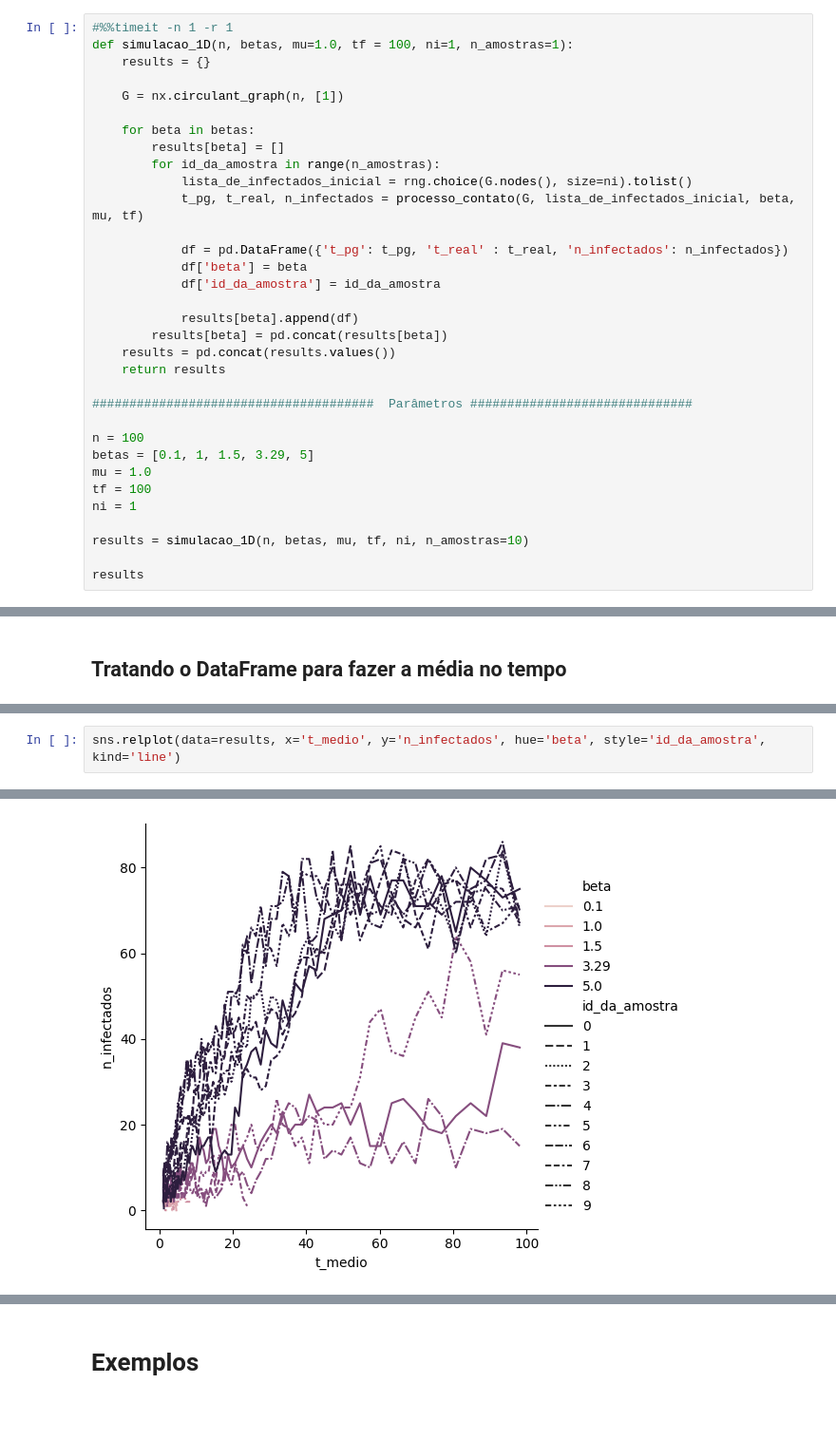
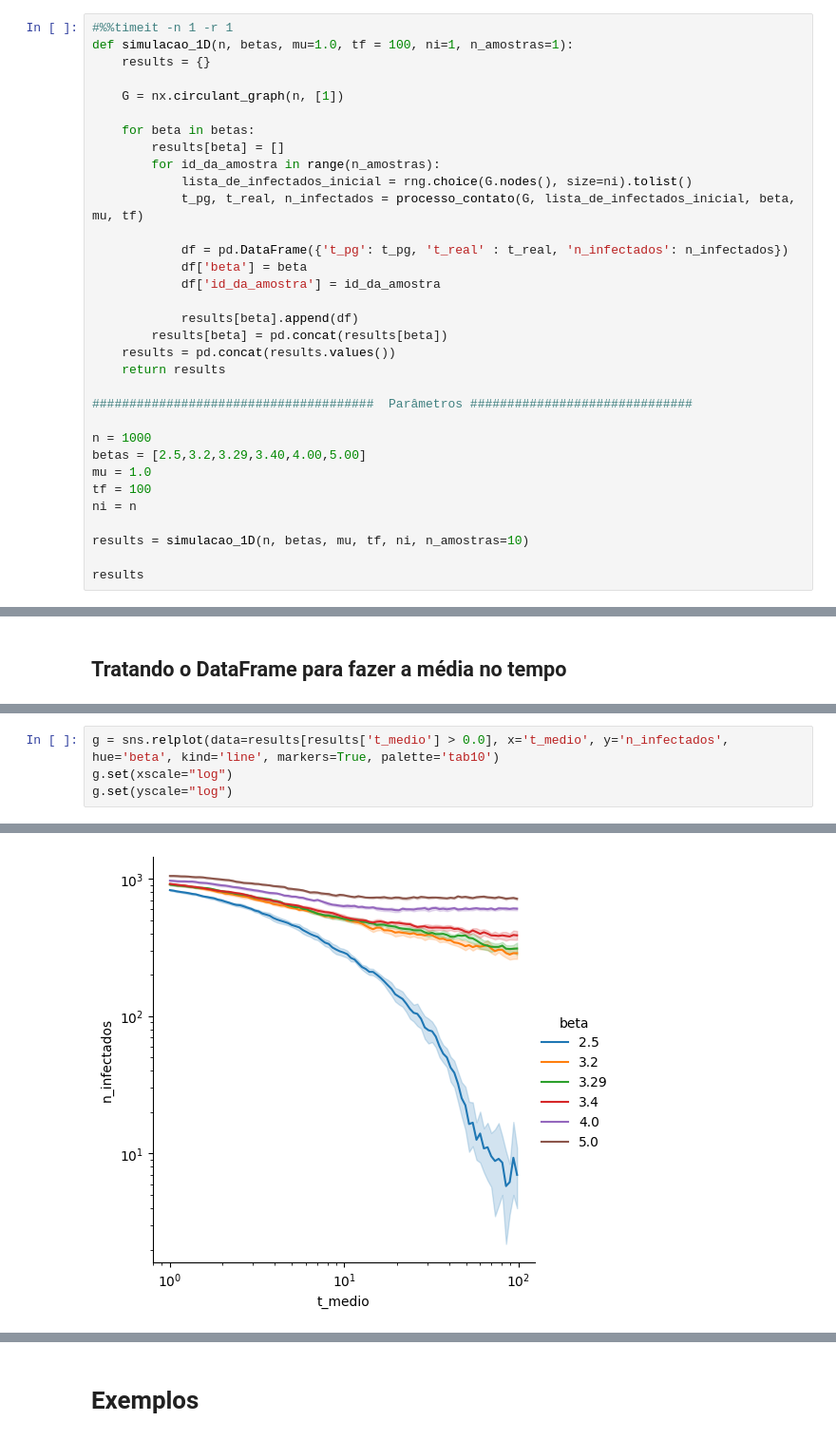
Before and after one commit to AtilioFPedroni/Pc__Gillespie, a Jupyter notebook: PC_temporal.ipynb, the cells around one changed output, grey strips where cells are left out. Shown: that part at 95% size. Drawn from its saved outputs; the diff is of its cells as text; blank space fills up the shorter version.

```diff
--- a/PC_temporal.ipynb
+++ b/PC_temporal.ipynb
@@ -106,11 +107,11 @@ def simulacao_1D(n, betas, mu=1.0, tf = 100, ni=1, n_amostras=1):
 
 ######################################  Parâmetros ##############################
 
-n = 100
-betas = [0.1, 1, 1.5, 3.29, 5]
+n = 1000
+betas = [2.5,3.2,3.29,3.40,4.00,5.00]
 mu = 1.0
 tf = 100
-ni = 1
+ni = n
 
 results = simulacao_1D(n, betas, mu, tf, ni, n_amostras=10)
 
@@ -151,5 +164,7 @@ results.sort_values(by=['beta','t_pg'])
 # %%
-sns.relplot(data=results, x='t_medio', y='n_infectados', hue='beta', style='id_da_amostra', kind='line')
+g = sns.relplot(data=results[results['t_medio'] > 0.0], x='t_medio', y='n_infectados', hue='beta', kind='line', markers=True, palette='tab10')
+g.set(xscale="log")
+g.set(yscale="log")
 # %% [output]
 <seaborn.axisgrid.FacetGrid at 0x...>
-[figure, old version]
+[figure, new version]
```
Also changed, not shown: parts of 5 cells of this notebook.
